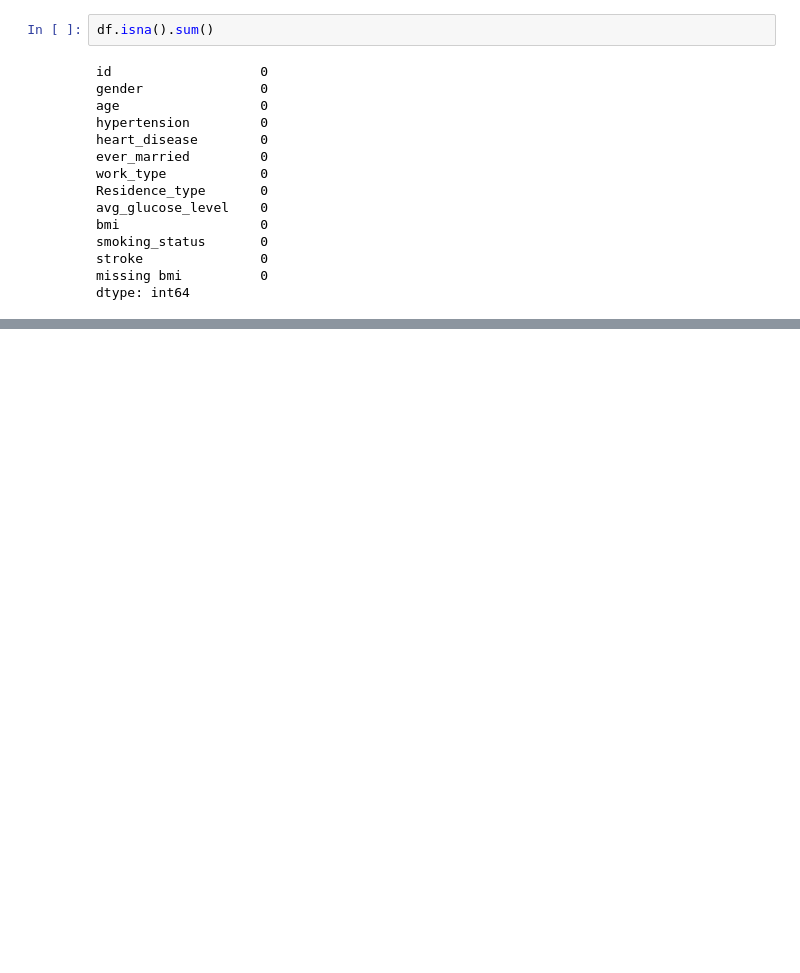
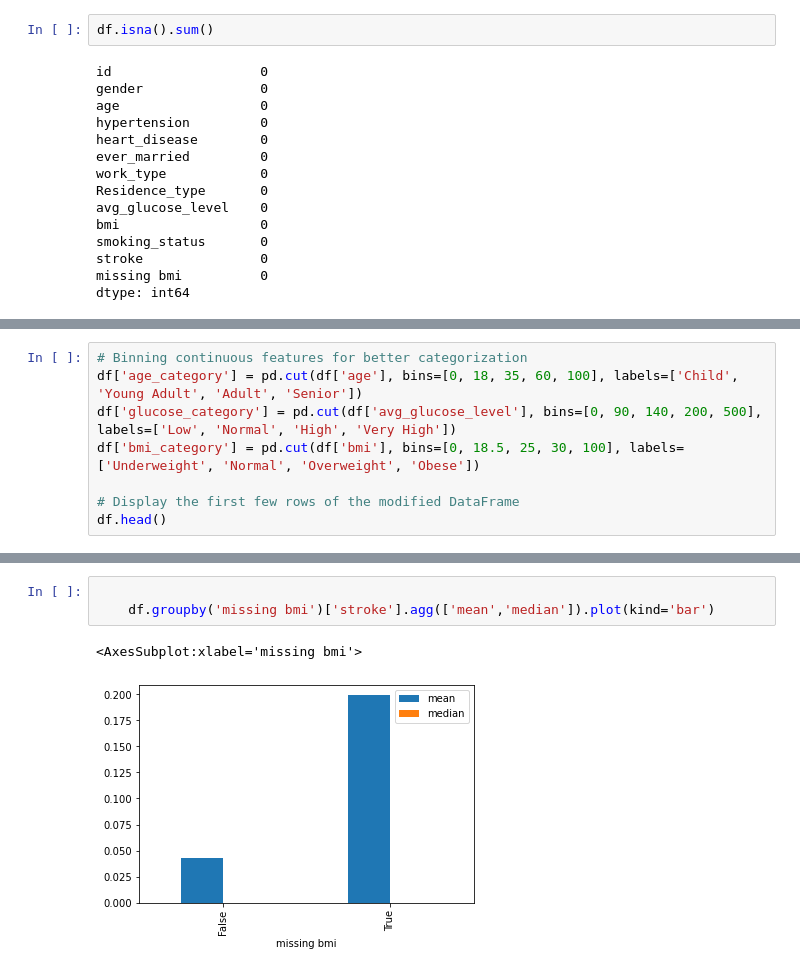
Before and after one commit to MaSOouD69/Capstone-Repo-Bootcamp-Project, a Jupyter notebook: capstone_Masoud_Arefi.ipynb, the cells around one changed output, grey strips where cells are left out. Drawn from its saved outputs; the diff is of its cells as text; blank space fills up the shorter version.

```diff
--- a/capstone_Masoud_Arefi.ipynb
+++ b/capstone_Masoud_Arefi.ipynb
@@ -330,0 +331,8 @@ dtype: int64
+# %%
+# Binning continuous features for better categorization
+df['age_category'] = pd.cut(df['age'], bins=[0, 18, 35, 60, 100], labels=['Child', 'Young Adult', 'Adult', 'Senior'])
+df['glucose_category'] = pd.cut(df['avg_glucose_level'], bins=[0, 90, 140, 200, 500], labels=['Low', 'Normal', 'High', 'Very High'])
+df['bmi_category'] = pd.cut(df['bmi'], bins=[0, 18.5, 25, 30, 100], labels=['Underweight', 'Normal', 'Overweight', 'Obese'])
+
+# Display the first few rows of the modified DataFrame
+df.head()
@@ -330,0 +346,6 @@ dtype: int64
+# %%
+
+    df.groupby('missing bmi')['stroke'].agg(['mean','median']).plot(kind='bar')
+# %% [output]
+<AxesSubplot:xlabel='missing bmi'>
+[figure, added]
```
Also changed, not shown: parts of 12 cells of this notebook.
